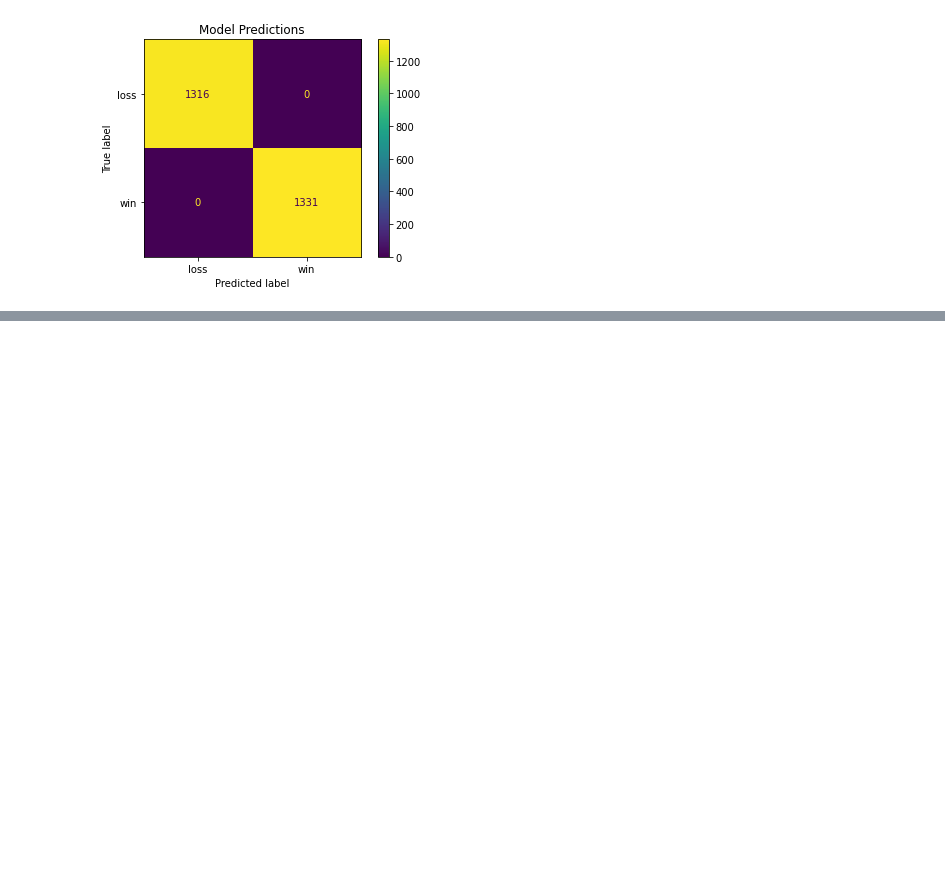
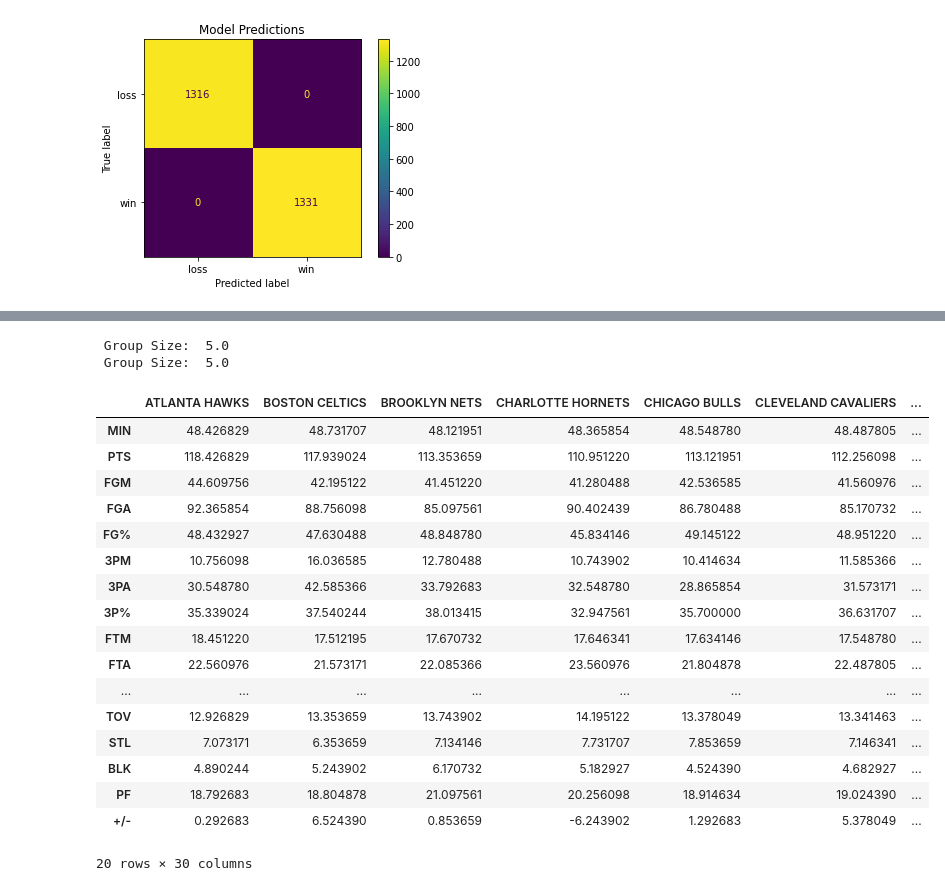
Before and after one commit to MorandR/NBA_Standings, a Jupyter notebook: basketball.ipynb, the cells around one changed output, grey strips where cells are left out. Cells and saved outputs as stored; diff of their text form; code cells hidden in the pictures; blank space fills up the shorter version.

Commit message:
Entered the Game Play
Successfully completed "the game" function for each match

```diff
--- a/basketball.ipynb
+++ b/basketball.ipynb
@@ -436,6 +441,9 @@ for each in team_abbr:
 
     indicies = list(np.where(full_df['TEAM ABBR'] == each))[0]
     teams[each] = full_df['TEAM'].iloc[indicies[0]]
+# %%
+#Remove after project is completed
+full_df.loc[(full_df['SEASON'] < '2004-05') & (full_df['TEAM'] == 'NEW ORLEANS PELICANS'), 'CONFERENCE'] = 'WESTERN'
 # %% [markdown]
 ##### Statistics Below
 # %%
@@ -617,0 +614,21 @@ weighted avg       1.00      1.00      1.00      2647
+# %%
+
+summary_teams = {}
+teams_historical = {}
+
+for each in distinct_teams:
+    ind_team = full_df[full_df['TEAM'] == each]
+
+    prev_ssn_records = ind_team[(ind_team['SEASON'] == '2022-23')][ind_team.columns[8:28]]
+    tie_break_stats = ind_team[(ind_team['SEASON'] <= '2021-22')][ind_team.columns[8:28]]
+
+    ind_team = np.mean(prev_ssn_records, axis=0)
+    tie_breaker_sum = np.mean(tie_break_stats, axis=0)
+
+    summary_teams[each] = ind_team
+    teams_historical[each] = tie_breaker_sum
+
+# Create the Average for each team from last Season
+summary_dict = pd.DataFrame(summary_teams)
+teams_his = pd.DataFrame(teams_historical)
+# summary_dict = summary_dict.T
@@ -617,0 +689,27 @@ weighted avg       1.00      1.00      1.00      2647
+# %%
+splitted_east = split_teams(east_teams, 3)
+splitted_west = split_teams(west_teams, 3)
+# %% [output]
+ Group Size:  5.0
+ Group Size:  5.0
+# %%
+summary_dict
+# %% [output]
+|  | ATLANTA HAWKS | BOSTON CELTICS | BROOKLYN NETS | CHARLOTTE HORNETS | CHICAGO BULLS | CLEVELAND CAVALIERS | ... |
+| MIN | 48.426829 | 48.731707 | 48.121951 | 48.365854 | 48.548780 | 48.487805 | ... |
+| PTS | 118.426829 | 117.939024 | 113.353659 | 110.951220 | 113.121951 | 112.256098 | ... |
+| FGM | 44.609756 | 42.195122 | 41.451220 | 41.280488 | 42.536585 | 41.560976 | ... |
+| FGA | 92.365854 | 88.756098 | 85.097561 | 90.402439 | 86.780488 | 85.170732 | ... |
+| FG% | 48.432927 | 47.630488 | 48.848780 | 45.834146 | 49.145122 | 48.951220 | ... |
+| 3PM | 10.756098 | 16.036585 | 12.780488 | 10.743902 | 10.414634 | 11.585366 | ... |
+| 3PA | 30.548780 | 42.585366 | 33.792683 | 32.548780 | 28.865854 | 31.573171 | ... |
+| 3P% | 35.339024 | 37.540244 | 38.013415 | 32.947561 | 35.700000 | 36.631707 | ... |
+| FTM | 18.451220 | 17.512195 | 17.670732 | 17.646341 | 17.634146 | 17.548780 | ... |
+| FTA | 22.560976 | 21.573171 | 22.085366 | 23.560976 | 21.804878 | 22.487805 | ... |
+| ... | ... | ... | ... | ... | ... | ... | ... |
+| TOV | 12.926829 | 13.353659 | 13.743902 | 14.195122 | 13.378049 | 13.341463 | ... |
+| STL | 7.073171 | 6.353659 | 7.134146 | 7.731707 | 7.853659 | 7.146341 | ... |
+| BLK | 4.890244 | 5.243902 | 6.170732 | 5.182927 | 4.524390 | 4.682927 | ... |
+| PF | 18.792683 | 18.804878 | 21.097561 | 20.256098 | 18.914634 | 19.024390 | ... |
+| +/- | 0.292683 | 6.524390 | 0.853659 | -6.243902 | 1.292683 | 5.378049 | ... |
+20 rows × 30 columns
```
Also changed, not shown: parts of 20 cells of this notebook.
